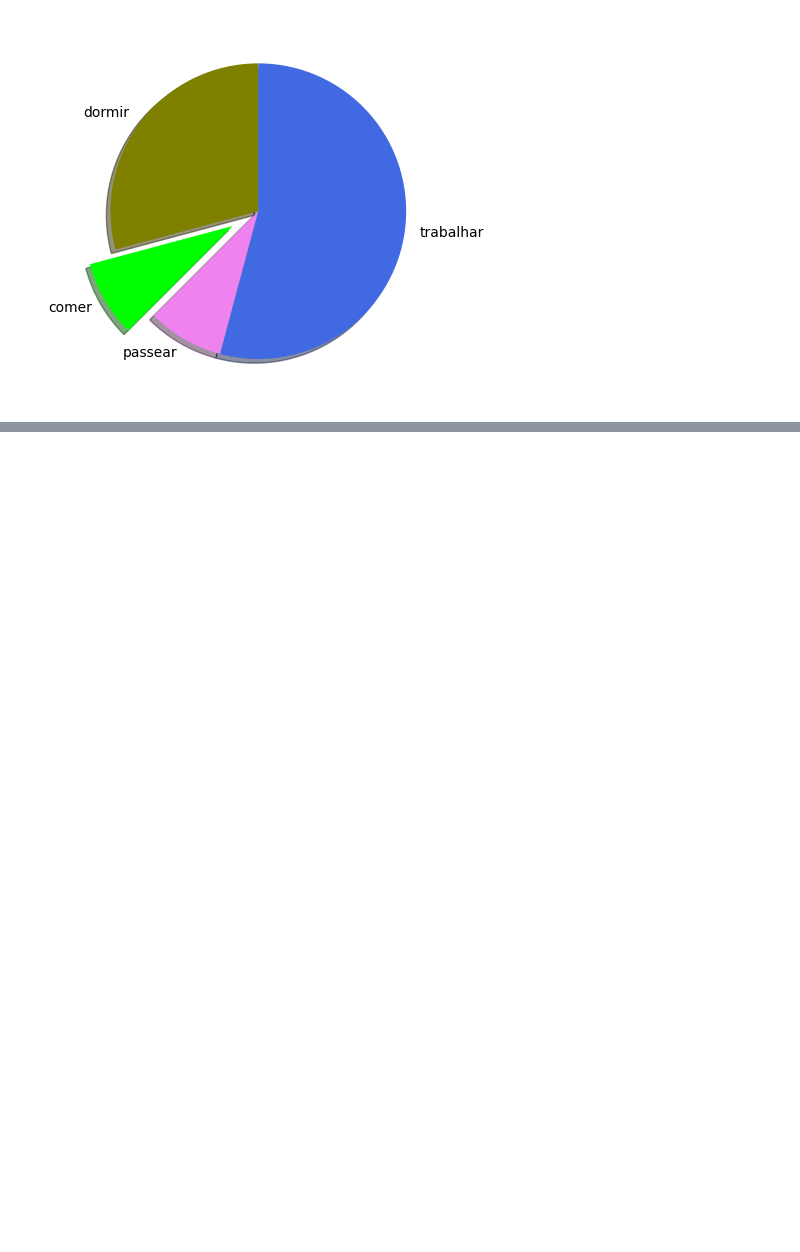
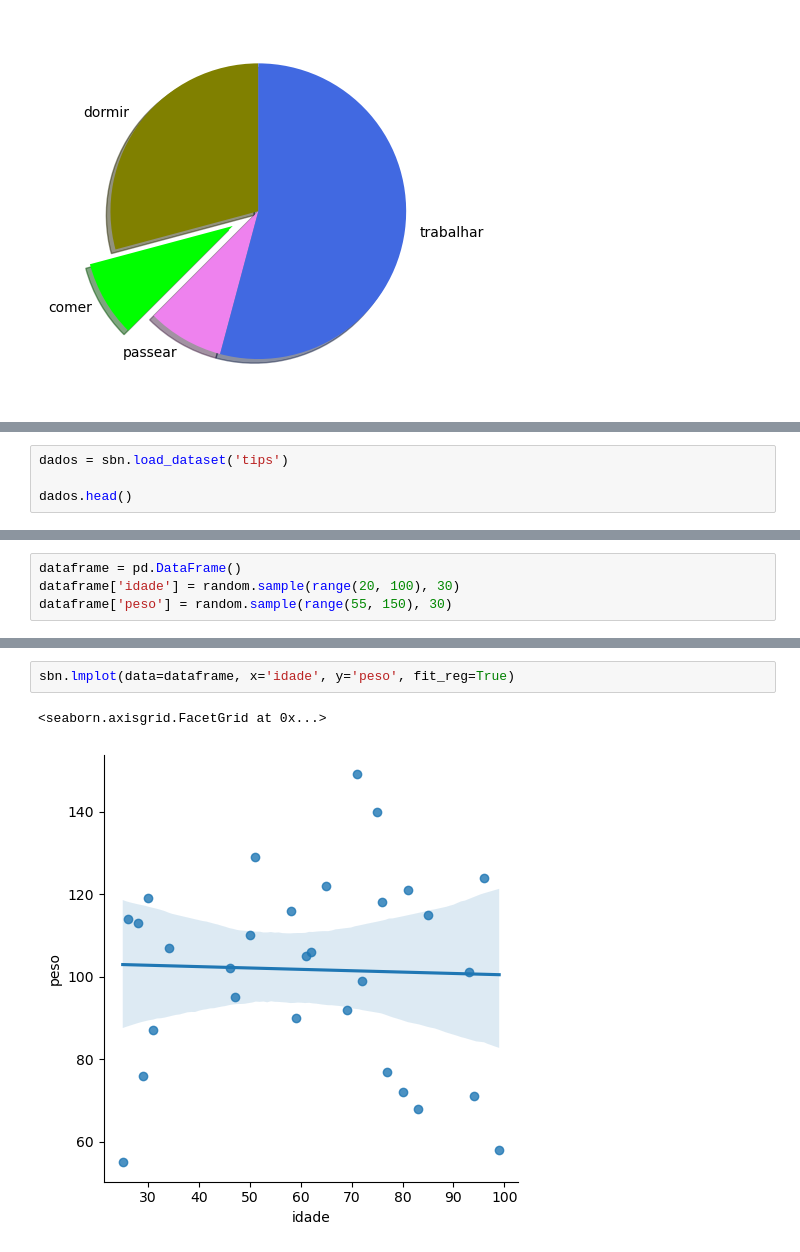
Before and after one commit to DeyvedAntonio/estudos_Analista, a Jupyter notebook: python/curso_dsa/Cap11/pratica_visualizacao.ipynb, the cells around one changed output, grey strips where cells are left out. Cells and saved outputs as stored; diff of their text form; blank space fills up the shorter version.

Commit message:
feat: gráficos estatísticos com seaborn.

```diff
--- a/python/curso_dsa/Cap11/pratica_visualizacao.ipynb
+++ b/python/curso_dsa/Cap11/pratica_visualizacao.ipynb
@@ -79,0 +85,4 @@ plt.pie(fatias, labels=atividades, colors=cores, startangle=90, shadow=True, exp
+# %%
+dados = sbn.load_dataset('tips')
+
+dados.head()
@@ -79,0 +105,4 @@ plt.pie(fatias, labels=atividades, colors=cores, startangle=90, shadow=True, exp
+# %%
+dataframe = pd.DataFrame()
+dataframe['idade'] = random.sample(range(20, 100), 30)
+dataframe['peso'] = random.sample(range(55, 150), 30)
@@ -79,0 +122,5 @@ plt.pie(fatias, labels=atividades, colors=cores, startangle=90, shadow=True, exp
+# %%
+sbn.lmplot(data=dataframe, x='idade', y='peso', fit_reg=True)
+# %% [output]
+<seaborn.axisgrid.FacetGrid at 0x...>
+[figure, added]
```
Also changed, not shown: parts of 7 cells of this notebook.
